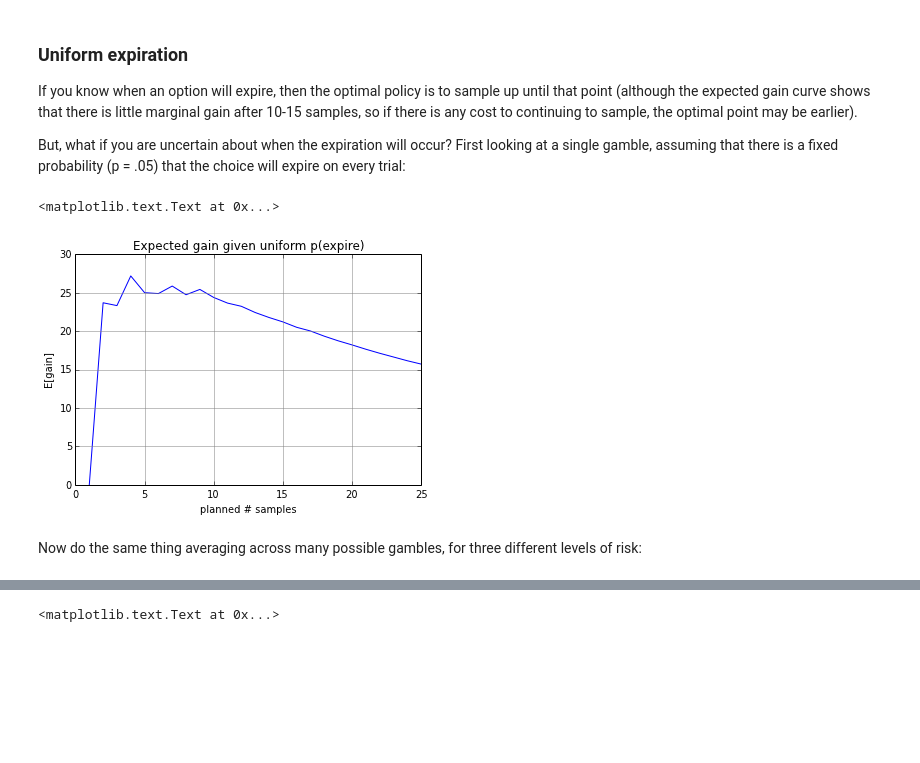
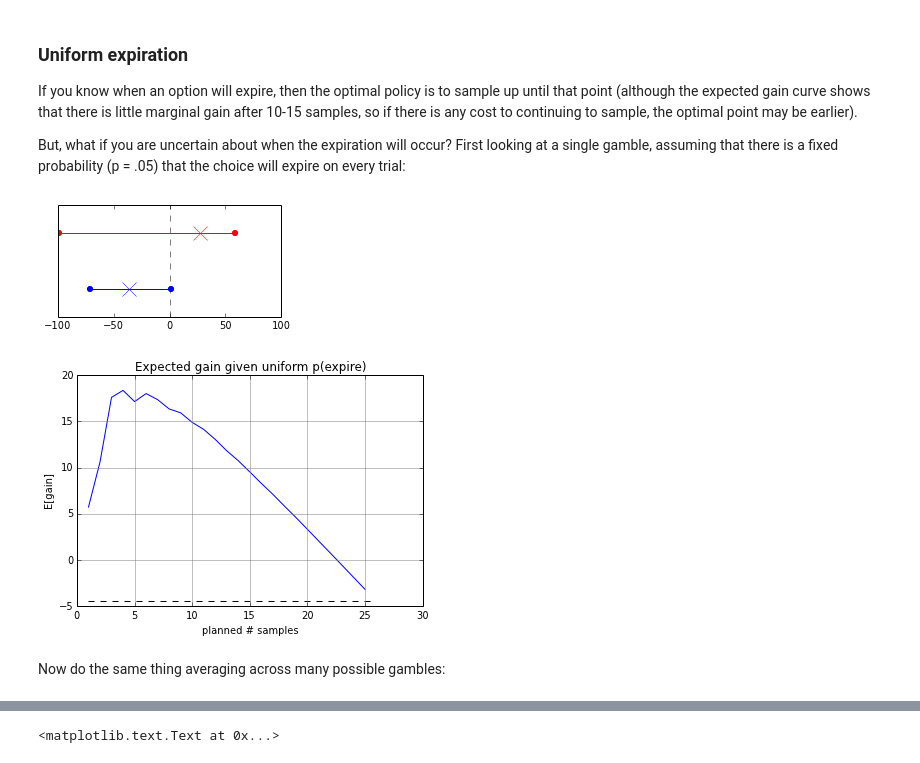
Before and after one commit to dmarkant/CompetitiveSampling, a Jupyter notebook: model/model-expiration.ipynb, the cells around one changed output, grey strips where cells are left out. Drawn from its saved outputs; the diff is of its cells as text; code cells hidden in the pictures; blank space fills up the shorter version.

```diff
--- a/model/model-expiration.ipynb
+++ b/model/model-expiration.ipynb
@@ -123,19 +132,22 @@ If you know when an option will expire, then the optimal policy is to sample up
 
 But, what if you are uncertain about when the expiration will occur?  First looking at a single gamble, assuming that there is a fixed probability (p = .05) that the choice will expire on every trial:
 # %%
-p_expire = .05
 opt = generate_gamble_posneg_nondom()
-eg = expected_gain_given_uniform_expiration(opt, p_expire, 25)
+eg = expected_gain_given_uniform_expiration(opt, 25)
+egr = 0.5 * expected_value(opt['H']) + 0.5 * expected_value(opt['L'])
 
+fig, ax = plot_gamble(opt)
 fig = plt.figure()
 ax = fig.add_axes([.1,.1,.8,.8])
 ax.plot(range(1, 26), eg)
+ax.plot([1, 26], [egr, egr], color='black', linestyle='--')
 ax.grid(b=True, which='major', color='gray', linestyle='-')
 ax.set_xlabel('planned # samples')
 ax.set_ylabel('E[gain]')
 ax.set_title('Expected gain given uniform p(expire)')
+plt.show()
 # %% [output]
-<matplotlib.text.Text at 0x...>
-[figure, old version]
+[figure, new version]
+[figure, added]
 # %% [markdown]
-Now do the same thing averaging across many possible gambles, for three different levels of risk:
+Now do the same thing averaging across many possible gambles:
```
Also changed, not shown: parts of 6 cells of this notebook, 3 other files.
